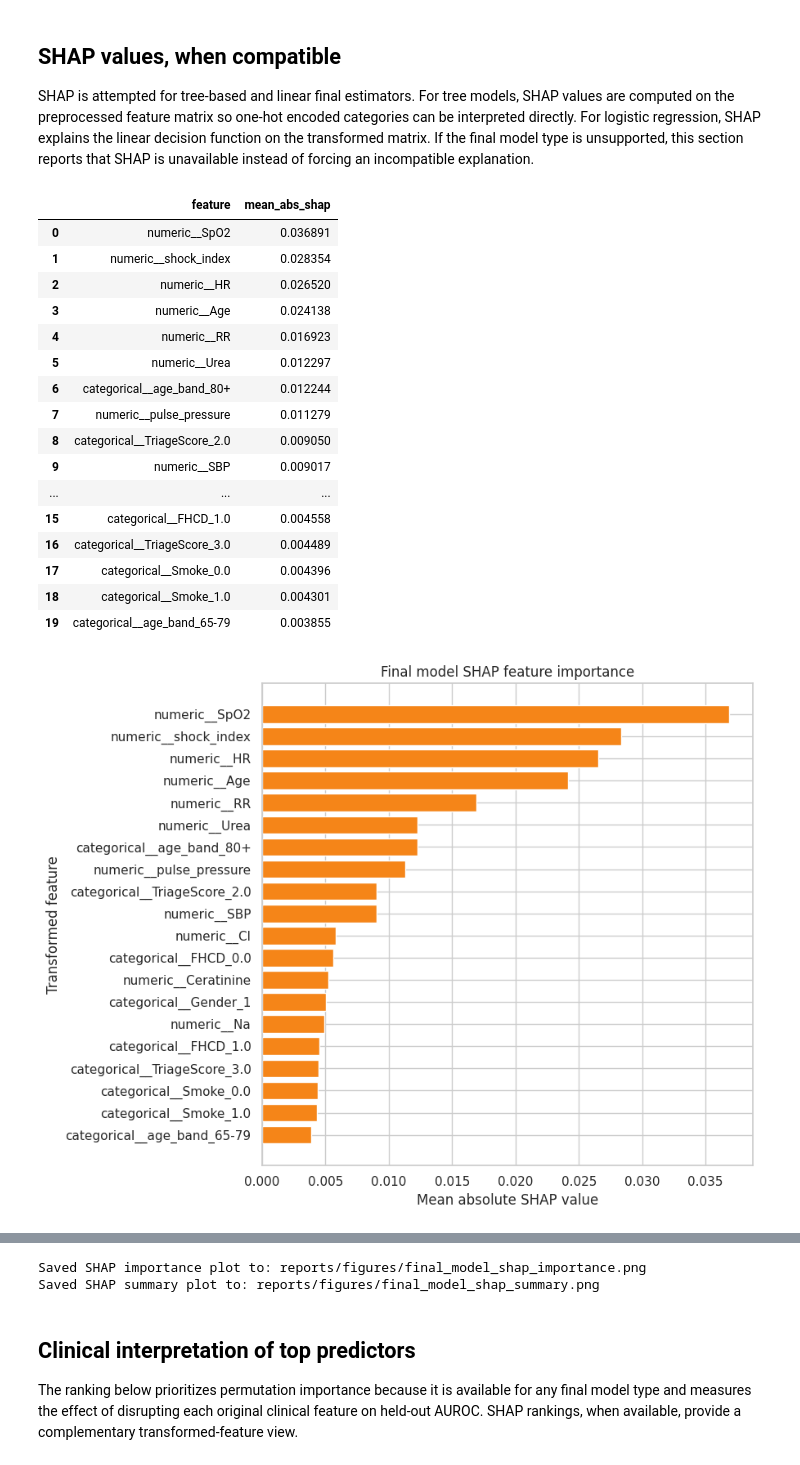
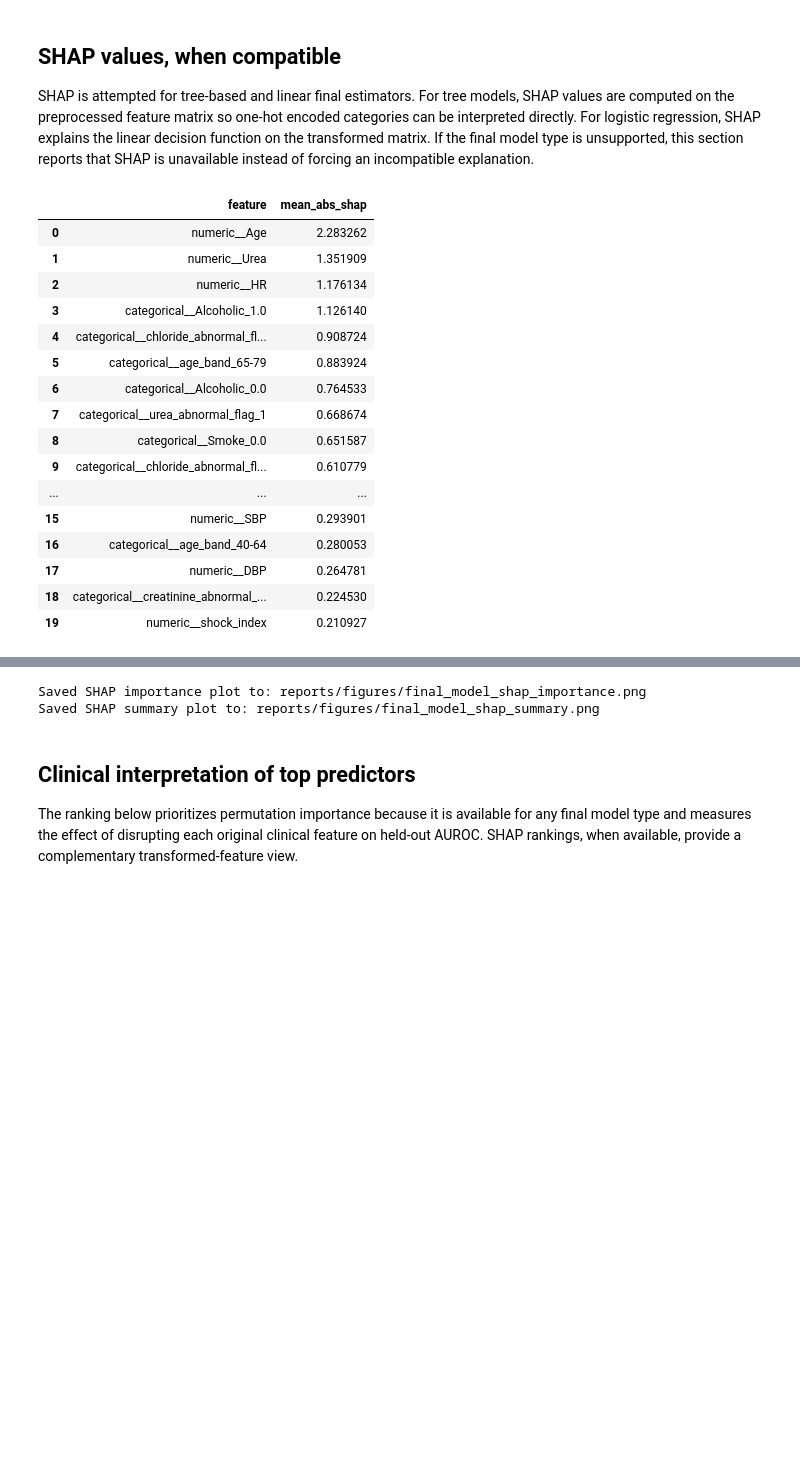
Before and after one commit to SJ-Jain-systems/Cardiac-Arrest-Risk-Modeling, a Jupyter notebook: notebooks/07_model_interpretability.ipynb, the cells around one changed output, grey strips where cells are left out. Cells and saved outputs as stored; diff of their text form; code cells hidden in the pictures; blank space fills up the shorter version.

Commit message:
hyperparameter tuning and calibration curve analysis

```diff
--- a/notebooks/07_model_interpretability.ipynb
+++ b/notebooks/07_model_interpretability.ipynb
@@ -15,21 +15,19 @@ from pathlib import Path
 import sys
 import warnings
 
-import joblib
 import matplotlib.pyplot as plt
 import numpy as np
 import pandas as pd
 import seaborn as sns
 
-from sklearn.compose import ColumnTransformer
+from sklearn.calibration import CalibratedClassifierCV
 from sklearn.ensemble import GradientBoostingClassifier, RandomForestClassifier
-from sklearn.impute import SimpleImputer
 from sklearn.inspection import permutation_importance
 from sklearn.linear_model import LogisticRegression
-from sklearn.metrics import average_precision_score, f1_score, make_scorer, precision_score, recall_score, roc_auc_score
-from sklearn.model_selection import GridSearchCV, StratifiedGroupKFold, StratifiedKFold, train_test_split
-from sklearn.pipeline import Pipeline
-from sklearn.preprocessing import OneHotEncoder, StandardScaler
+from sklearn.metrics import average_precision_score, roc_auc_score
+from sklearn.model_selection import GroupKFold
+
+from lightgbm import LGBMClassifier
 
 warnings.filterwarnings('ignore', category=UserWarning)
 warnings.filterwarnings('ignore', category=FutureWarning)
@@ -41,20 +39,33 @@ if PROJECT_ROOT.name == 'notebooks':
 if str(PROJECT_ROOT) not in sys.path:
     sys.path.insert(0, str(PROJECT_ROOT))
 
-from src.features import add_clinical_features
+from src.modeling import (
+    CV_SCORING,
+    RANDOM_STATE,
+    build_feature_matrix,
+    build_monotone_constraints_vector,
+    build_preprocessor,
+    derive_monotonic_constraints,
+    fit_categorical_categories,
+    get_candidate_model_specs,
+    get_numeric_feature_order,
+    load_model,
+    make_leakage_safe_holdout,
+    save_model,
+    tune_model,
+)
 
 DATA_PATH = PROJECT_ROOT / 'data' / 'CardiacPatientData.csv'
 MODEL_PATH = PROJECT_ROOT / 'models' / 'best_model.joblib'
 REPORTS_DIR = PROJECT_ROOT / 'reports'
 FIGURES_DIR = REPORTS_DIR / 'figures'
 MODEL_COMPARISON_PATH = REPORTS_DIR / 'model_comparison.csv'
+ODDS_RATIO_RESULTS_PATH = REPORTS_DIR / 'odds_ratio_results.csv'
 
 REPORTS_DIR.mkdir(parents=True, exist_ok=True)
 FIGURES_DIR.mkdir(parents=True, exist_ok=True)
 MODEL_PATH.parent.mkdir(parents=True, exist_ok=True)
 
-RANDOM_STATE = 42
-TEST_SIZE = 0.20
 POS_LABEL = 1
 sns.set_theme(style='whitegrid')
 # %% [markdown]
@@ -281,7 +222,7 @@ def get_transformed_feature_names(fitted_pipeline):
     preprocessor = fitted_pipeline.named_steps['preprocess']
     return preprocessor.get_feature_names_out()
 
-feature_names = get_transformed_feature_names(model)
+feature_names = get_transformed_feature_names(representative_pipeline)
 
 if isinstance(final_estimator, LogisticRegression):
     coefficients = pd.DataFrame({
@@ -363,14 +319,14 @@ except ImportError:
     shap_available = False
     print('SHAP is not installed; skipping SHAP analysis.')
 
-X_test_transformed = model.named_steps['preprocess'].transform(X_test_model)
+X_test_transformed = representative_pipeline.named_steps['preprocess'].transform(X_test_model)
 X_test_transformed = pd.DataFrame(X_test_transformed, columns=feature_names, index=X_test_model.index)
 
 shap_df = pd.DataFrame()
 if shap_available:
     shap_sample = X_test_transformed.sample(n=min(500, len(X_test_transformed)), random_state=RANDOM_STATE)
     try:
-        if isinstance(final_estimator, (RandomForestClassifier, GradientBoostingClassifier)):
+        if isinstance(final_estimator, (RandomForestClassifier, GradientBoostingClassifier, LGBMClassifier)):
             explainer = shap.TreeExplainer(final_estimator)
             shap_values = explainer.shap_values(shap_sample)
             if isinstance(shap_values, list):
@@ -385,47 +341,46 @@ if shap_available:
         else:
             raise TypeError(f'SHAP not configured for {type(final_estimator).__name__}')
 
         shap_df = pd.DataFrame({
             'feature': shap_sample.columns,
             'mean_abs_shap': np.abs(class_shap_values).mean(axis=0),
         }).sort_values('mean_abs_shap', ascending=False).reset_index(drop=True)
         display(shap_df.head(20))
 
         shap_plot_df = shap_df.head(20).sort_values('mean_abs_shap')
         fig, ax = plt.subplots(figsize=(9, 7))
         ax.barh(shap_plot_df['feature'], shap_plot_df['mean_abs_shap'], color='#f58518')
         ax.set_xlabel('Mean absolute SHAP value')
         ax.set_ylabel('Transformed feature')
         ax.set_title('Final model SHAP feature importance')
         fig.tight_layout()
         shap_importance_path = FIGURES_DIR / 'final_model_shap_importance.png'
         fig.savefig(shap_importance_path, dpi=300, bbox_inches='tight')
         plt.show()
 
         shap.summary_plot(class_shap_values, shap_sample, max_display=20, show=False)
         shap_summary_path = FIGURES_DIR / 'final_model_shap_summary.png'
         plt.gcf().savefig(shap_summary_path, dpi=300, bbox_inches='tight')
         plt.show()
         print(f'Saved SHAP importance plot to: {shap_importance_path.relative_to(PROJECT_ROOT)}')
         print(f'Saved SHAP summary plot to: {shap_summary_path.relative_to(PROJECT_ROOT)}')
     except Exception as exc:
         print(f'SHAP analysis skipped because it is not compatible in this run: {exc}')
 # %% [output]
 |  | feature | mean_abs_shap |
-| 0 | numeric__SpO2 | 0.036891 |
-| 1 | numeric__shock_index | 0.028354 |
-| 2 | numeric__HR | 0.026520 |
-| 3 | numeric__Age | 0.024138 |
-| 4 | numeric__RR | 0.016923 |
-| 5 | numeric__Urea | 0.012297 |
-| 6 | categorical__age_band_80+ | 0.012244 |
-| 7 | numeric__pulse_pressure | 0.011279 |
-| 8 | categorical__TriageScore_2.0 | 0.009050 |
-| 9 | numeric__SBP | 0.009017 |
+| 0 | numeric__Age | 2.283262 |
+| 1 | numeric__Urea | 1.351909 |
+| 2 | numeric__HR | 1.176134 |
+| 3 | categorical__Alcoholic_1.0 | 1.126140 |
+| 4 | categorical__chloride_abnormal_fl... | 0.908724 |
+| 5 | categorical__age_band_65-79 | 0.883924 |
+| 6 | categorical__Alcoholic_0.0 | 0.764533 |
+| 7 | categorical__urea_abnormal_flag_1 | 0.668674 |
+| 8 | categorical__Smoke_0.0 | 0.651587 |
+| 9 | categorical__chloride_abnormal_fl... | 0.610779 |
 | ... | ... | ... |
-| 15 | categorical__FHCD_1.0 | 0.004558 |
-| 16 | categorical__TriageScore_3.0 | 0.004489 |
-| 17 | categorical__Smoke_0.0 | 0.004396 |
-| 18 | categorical__Smoke_1.0 | 0.004301 |
-| 19 | categorical__age_band_65-79 | 0.003855 |
+| 15 | numeric__SBP | 0.293901 |
+| 16 | categorical__age_band_40-64 | 0.280053 |
+| 17 | numeric__DBP | 0.264781 |
+| 18 | categorical__creatinine_abnormal_... | 0.224530 |
+| 19 | numeric__shock_index | 0.210927 |
-[figure, removed]
```
Also changed, not shown: parts of 10 cells of this notebook, 15 other files.
